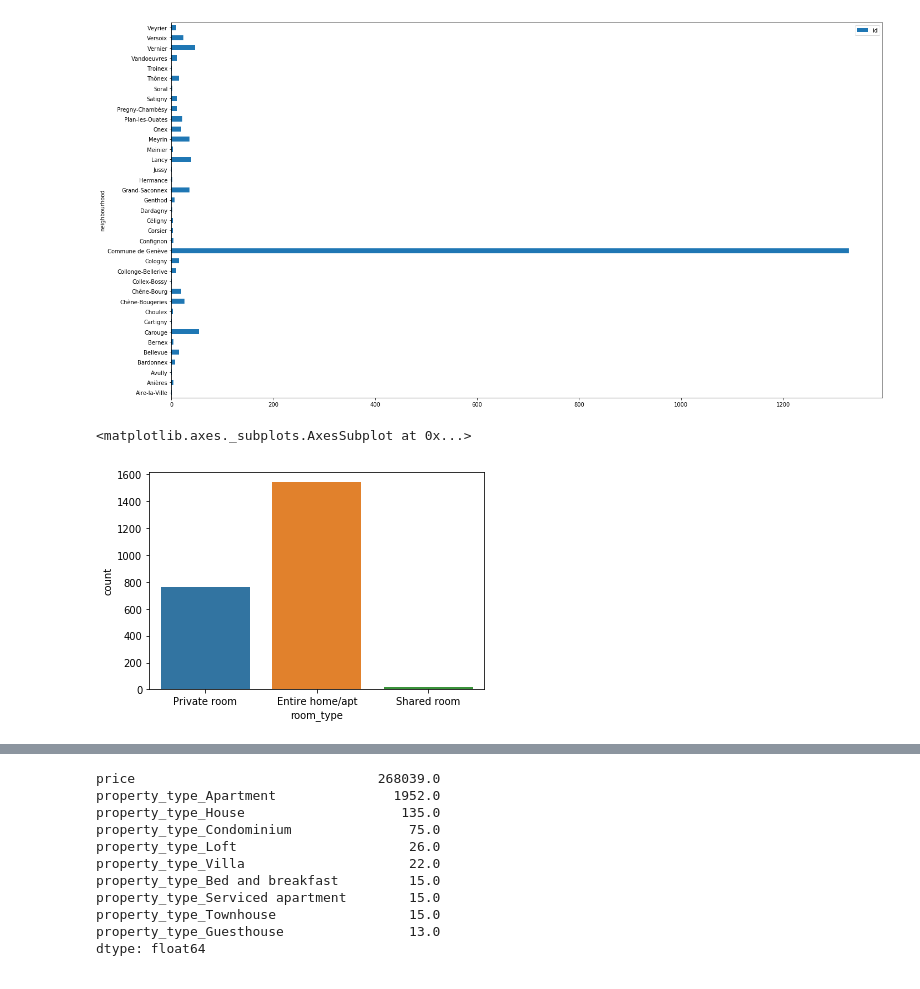
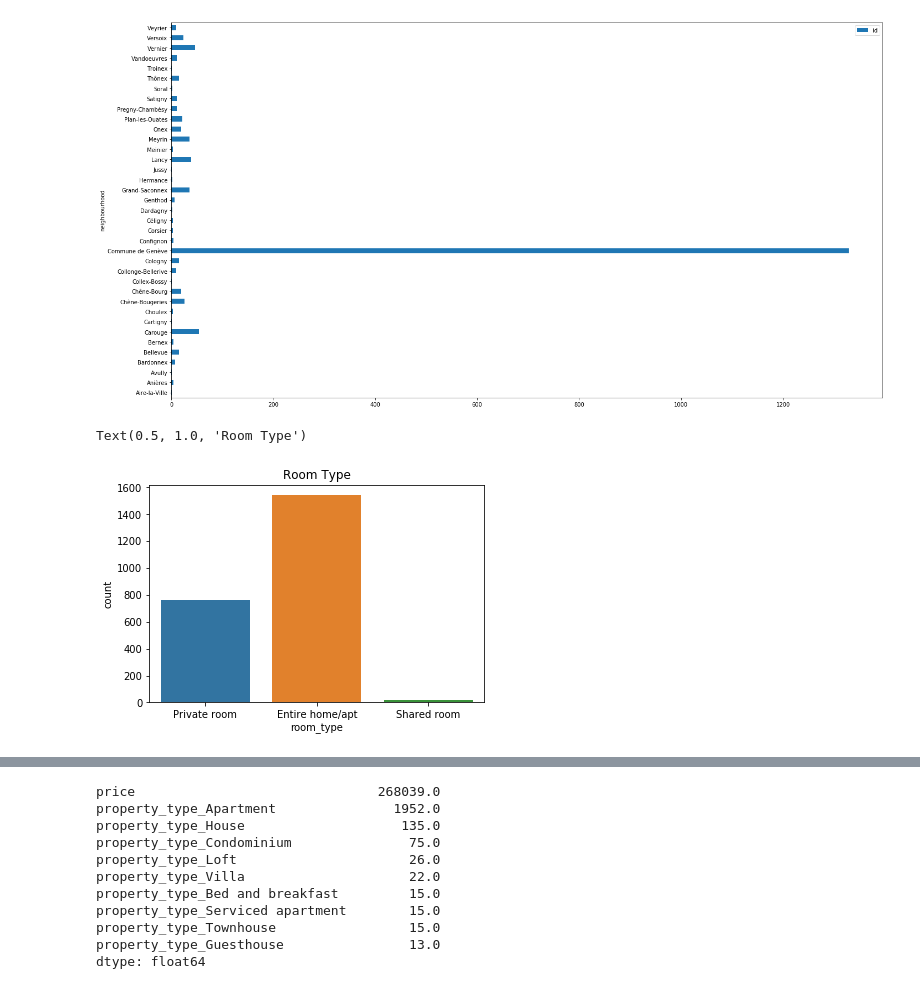
Before and after one commit to PatrizioCanzi/Course-Test, a Jupyter notebook: Capstone project- AirBnb_final.ipynb, the cells around one changed output, grey strips where cells are left out. Cells and saved outputs as stored; diff of their text form; code cells hidden in the pictures.

```diff
--- a/Capstone project- AirBnb_final.ipynb
+++ b/Capstone project- AirBnb_final.ipynb
@@ -575,10 +594,12 @@ plt.tight_layout()
 # %% [output]
 [figure]
 # %%
+
 sns.countplot(x='room_type',data=df)
+plt.title('Room Type')
 # %% [output]
-<matplotlib.axes._subplots.AxesSubplot at 0x...>
+Text(0.5, 1.0, 'Room Type')
-[figure, old version]
+[figure, new version]
 # %%
 room_types= df.room_type.unique()
 # %%
```
Also changed, not shown: parts of 34 cells of this notebook, 2 other files.
